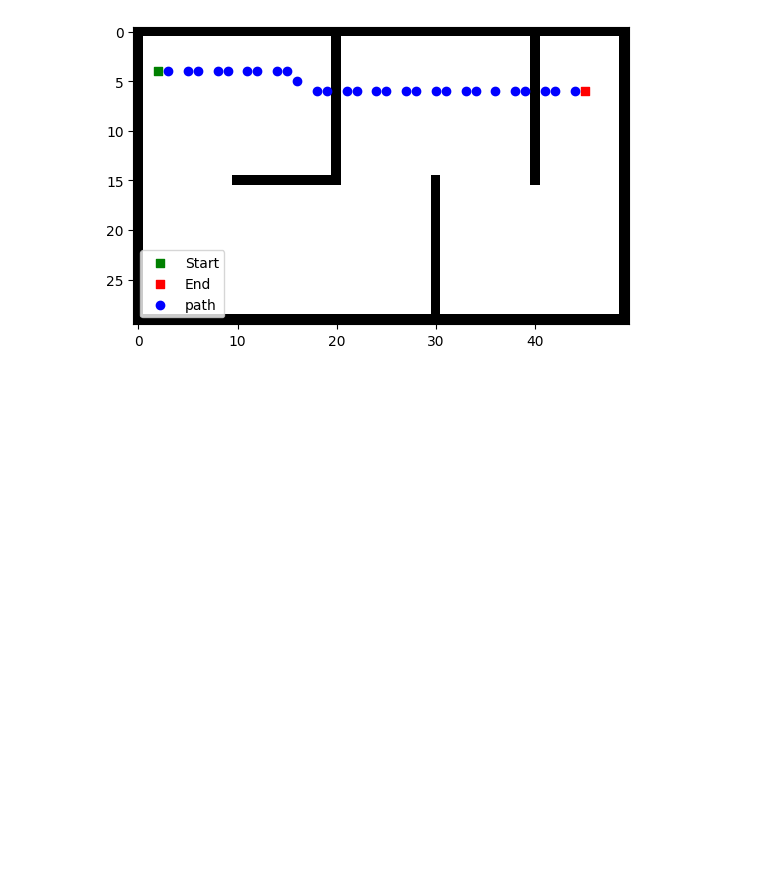
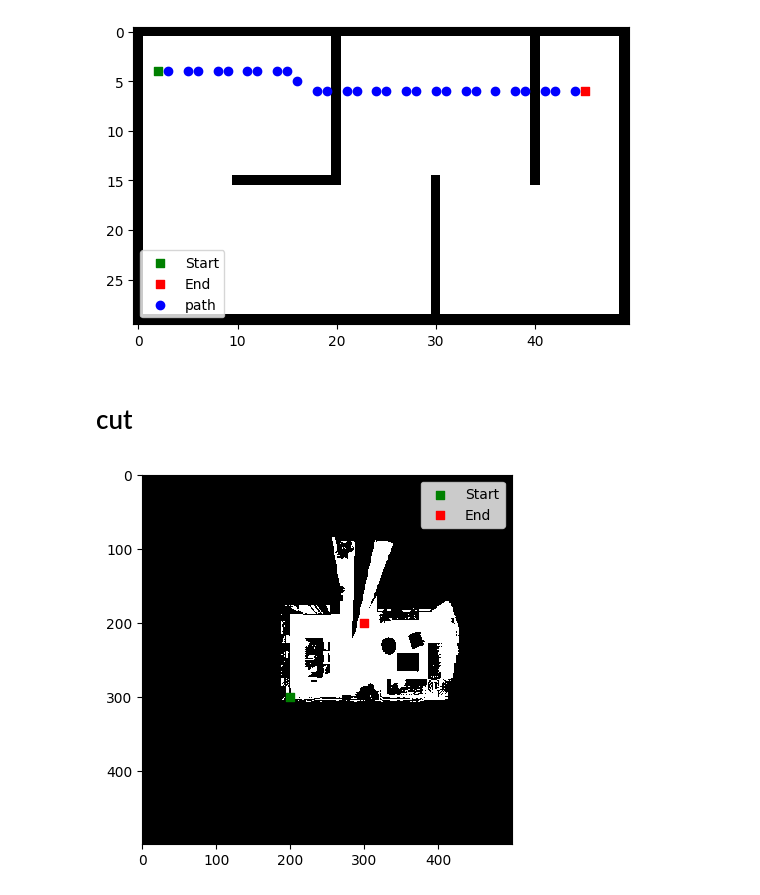
Before and after one commit to jeezrick/ziyan_planner, a Jupyter notebook: py_lib/test.ipynb, the cells around one changed output. Drawn from its saved outputs; the diff is of its cells as text; code cells hidden in the pictures; blank space fills up the shorter version.

```diff
--- a/py_lib/test.ipynb
+++ b/py_lib/test.ipynb
@@ -140,3 +140,11 @@ plt.show()
 show_map(map0, start=start, end=end, path=a[1:-1])
 # %% [output]
 [figure]
+# %% [markdown]
+# cut
+# %%
+import numpy as np
+a = np.load('../data/gridmap.npy')
+show_map(a, start=(200, 300), end =(300, 200))
+# %% [output]
+[figure, added]
```
Also changed, not shown: parts of 6 cells of this notebook, 15 other files.
